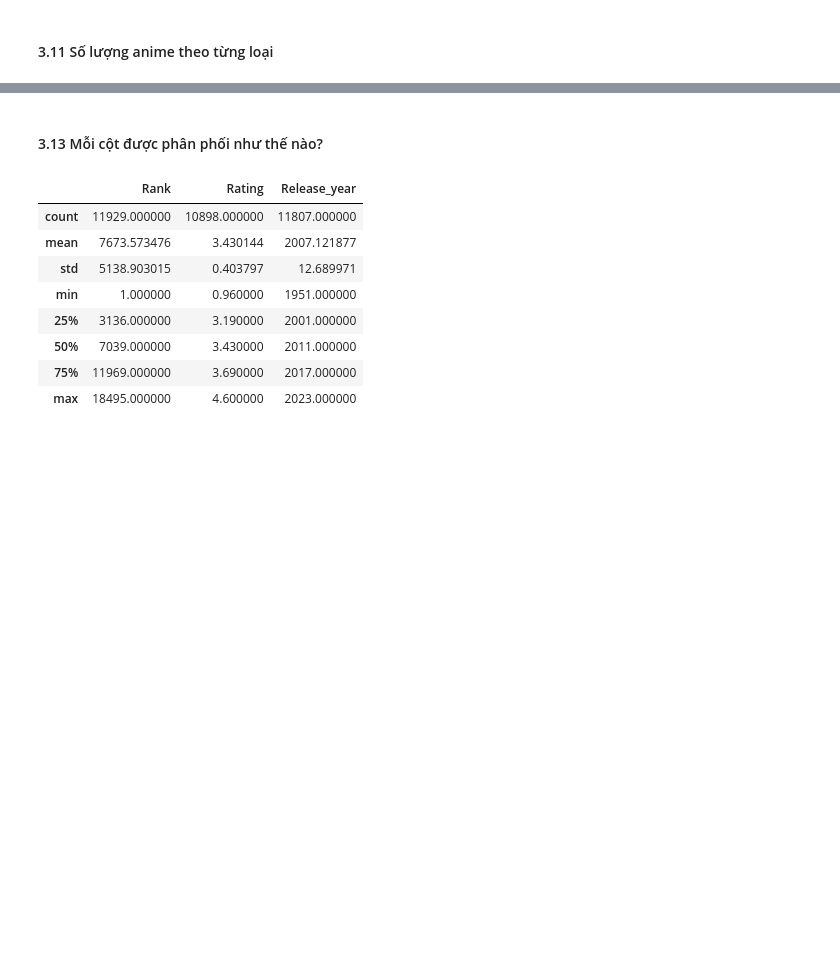
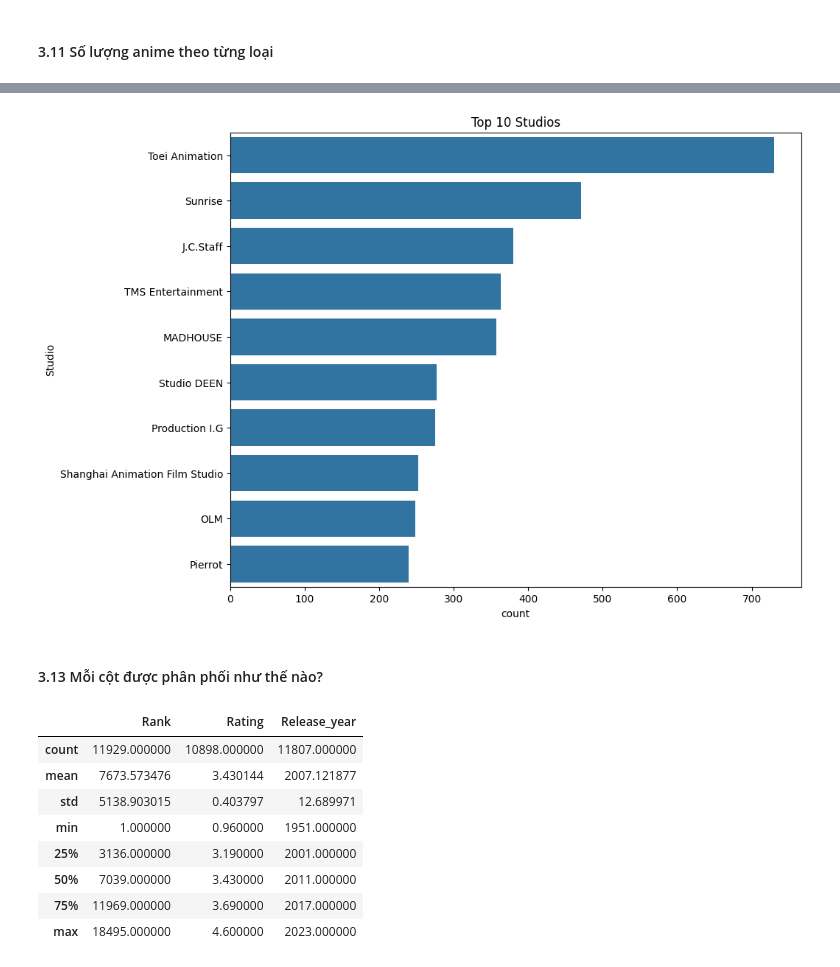
Before and after one commit to ttsoncs/p4ds, a Jupyter notebook: 20127617.ipynb, the cells around one changed output, grey strips where cells are left out. Cells and saved outputs as stored; diff of their text form; code cells hidden in the pictures; blank space fills up the shorter version.

```diff
--- a/20127617.ipynb
+++ b/20127617.ipynb
@@ -216,3 +201,10 @@ Name: count, Length: 743, dtype: int64
+# %%
+plt.figure(figsize=(10, 8))
+sns.countplot(y="Studio", data=df, order=df["Studio"].value_counts().index[:10])
+plt.title("Top 10 Studios")
+plt.show()
+# %% [output]
+[figure, added]
 # %% [markdown]
 #### 3.13 Mỗi cột được phân phối như thế nào?
 # %%
```
Also changed, not shown: parts of 27 cells of this notebook.
